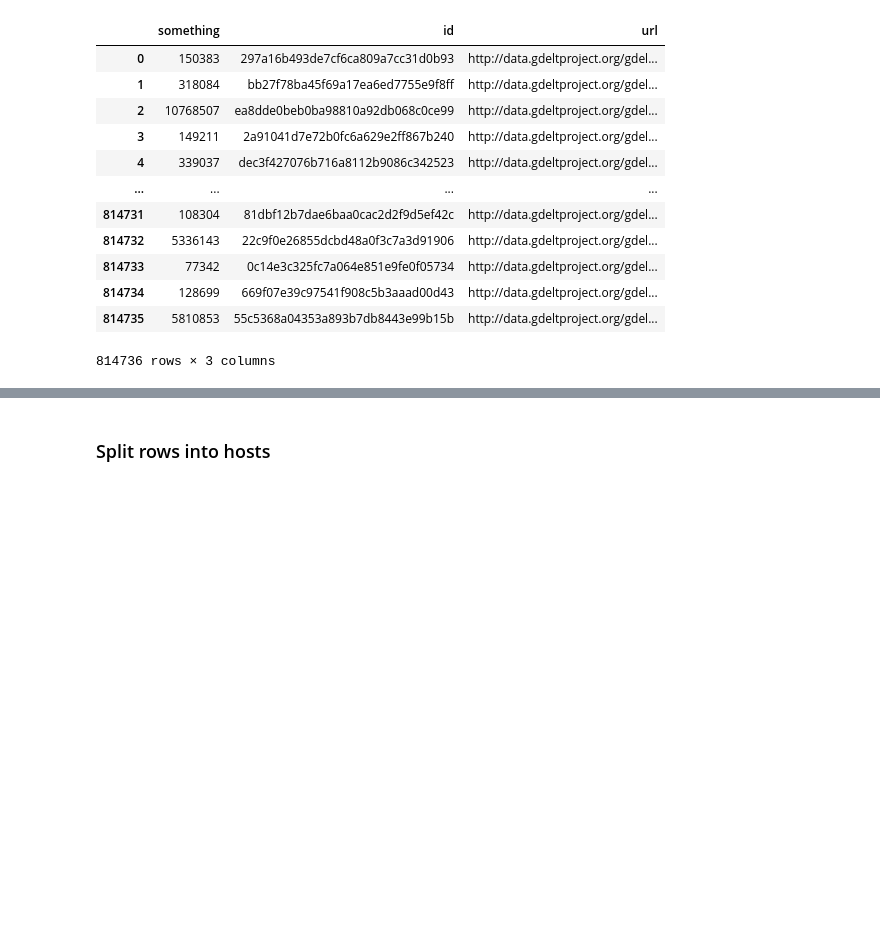
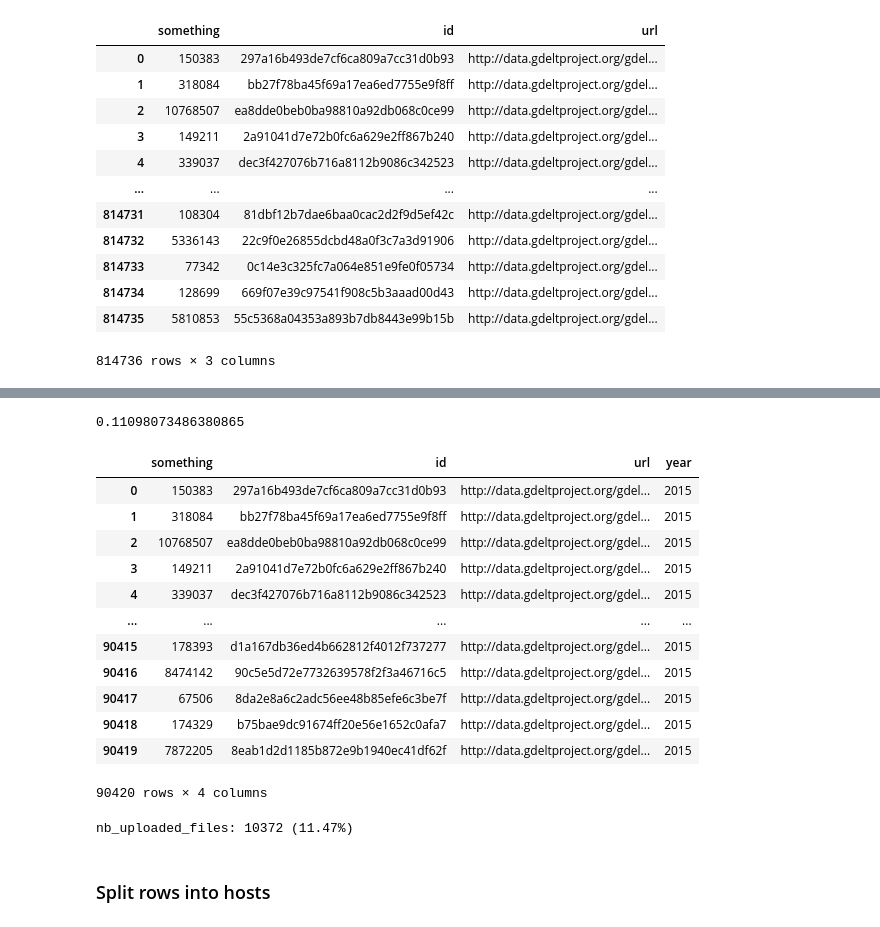
Before and after one commit to lbrejon/GDELT, a Jupyter notebook: notebooks/main.ipynb, the cells around one changed output, grey strips where cells are left out. Cells and saved outputs as stored; diff of their text form; code cells hidden in the pictures; blank space fills up the shorter version.

```diff
--- a/notebooks/main.ipynb
+++ b/notebooks/main.ipynb
@@ -65,3 +79,32 @@ df
+# %%
+df_2015 = df[df['year']=='2015']
+print(df_2015.shape[0]/df.shape[0])
+df_2015
+# %% [output]
+0.11098073486380865
+|  | something | id | url | year |
+| 0 | 150383 | 297a16b493de7cf6ca809a7cc31d0b93 | http://data.gdeltproject.org/gdel... | 2015 |
+| 1 | 318084 | bb27f78ba45f69a17ea6ed7755e9f8ff | http://data.gdeltproject.org/gdel... | 2015 |
+| 2 | 10768507 | ea8dde0beb0ba98810a92db068c0ce99 | http://data.gdeltproject.org/gdel... | 2015 |
+| 3 | 149211 | 2a91041d7e72b0fc6a629e2ff867b240 | http://data.gdeltproject.org/gdel... | 2015 |
+| 4 | 339037 | dec3f427076b716a8112b9086c342523 | http://data.gdeltproject.org/gdel... | 2015 |
+| ... | ... | ... | ... | ... |
+| 90415 | 178393 | d1a167db36ed4b662812f4012f737277 | http://data.gdeltproject.org/gdel... | 2015 |
+| 90416 | 8474142 | 90c5e5d72e7732639578f2f3a46716c5 | http://data.gdeltproject.org/gdel... | 2015 |
+| 90417 | 67506 | 8da2e8a6c2adc56ee48b85efe6c3be7f | http://data.gdeltproject.org/gdel... | 2015 |
+| 90418 | 174329 | b75bae9dc91674ff20e56e1652c0afa7 | http://data.gdeltproject.org/gdel... | 2015 |
+| 90419 | 7872205 | 8eab1d2d1185b872e9b1940ec41df62f | http://data.gdeltproject.org/gdel... | 2015 |
+90420 rows × 4 columns
+# %%
+n_files_h43 = 2999
+n_files_h54 = 2861
+n_files_h55 = 2502
+n_files_h30 = 2010
+
+nb_uploaded_files = n_files_h43 + n_files_h54 + n_files_h55 + n_files_h30
+print(f"nb_uploaded_files: {nb_uploaded_files} ({round(100 * nb_uploaded_files / df_2015.shape[0], 2)}%)")
+# %% [output]
+nb_uploaded_files: 10372 (11.47%)
 # %% [markdown]
 ### Split rows into hosts
 # %%
```
Also changed, not shown: parts of 24 cells of this notebook.
